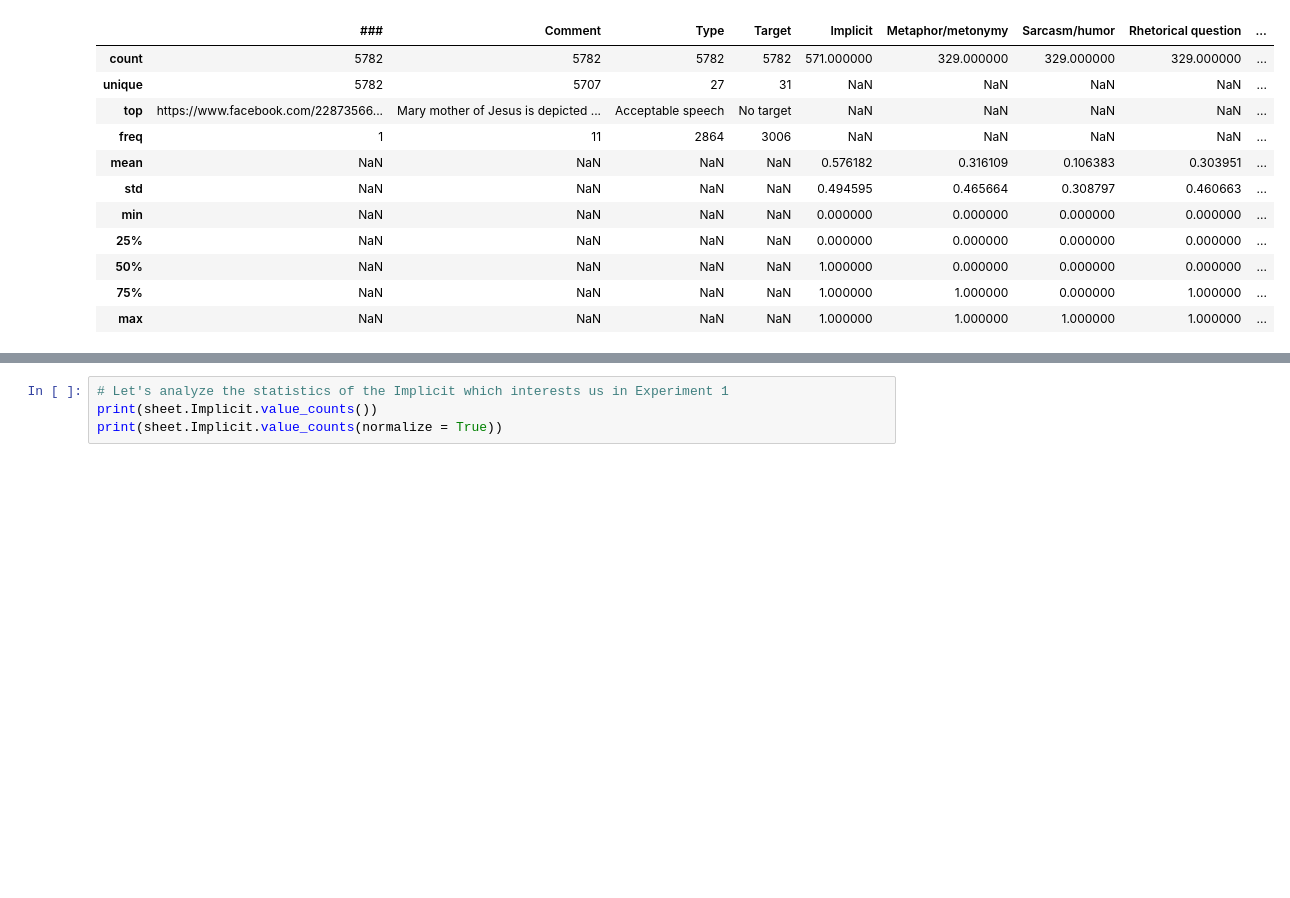
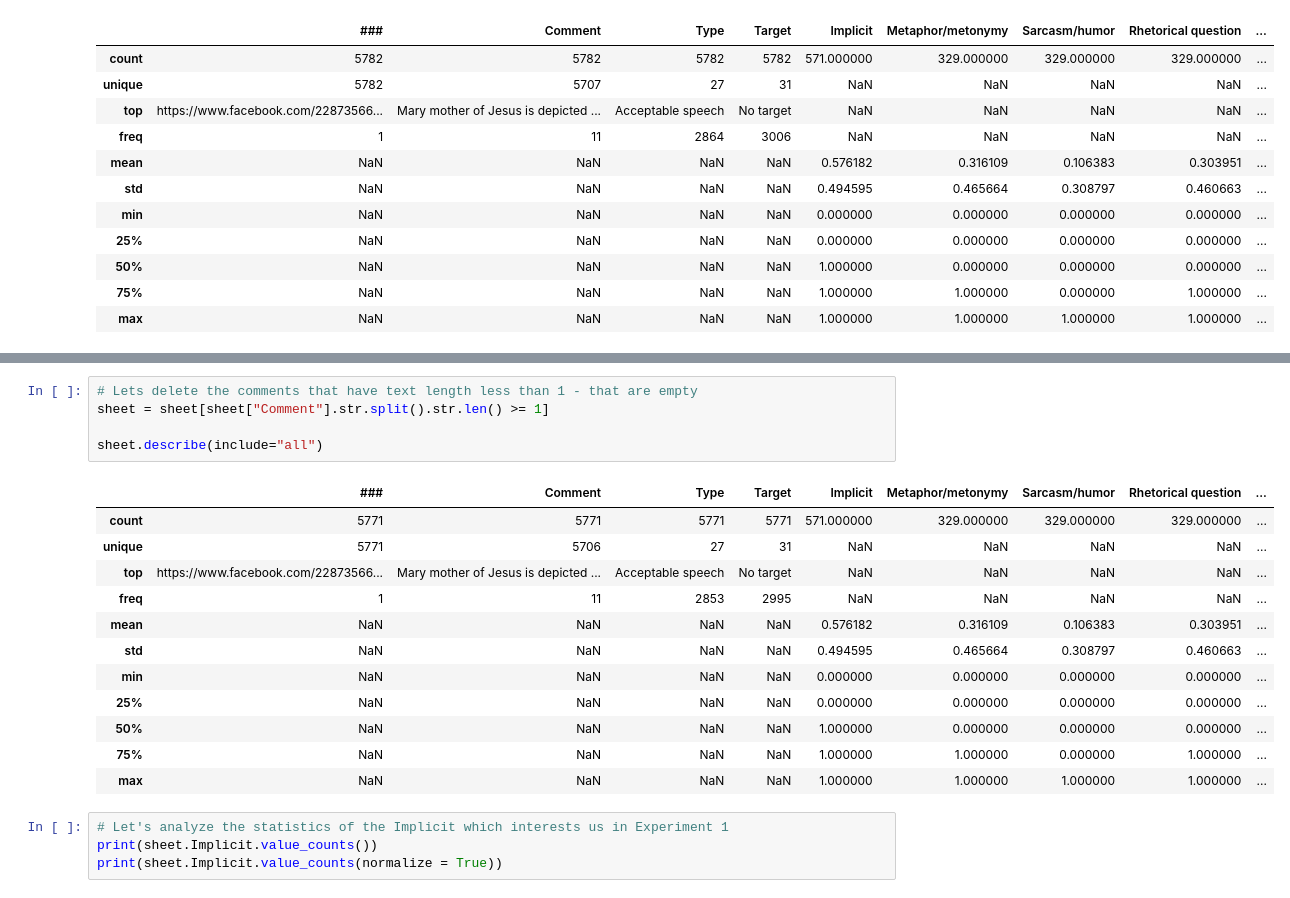
Before and after one commit to TajaKuzman/Hate-Speech-Classification, a Jupyter notebook: 1-Data-Preparation.ipynb, the cells around one changed output, grey strips where cells are left out. Drawn from its saved outputs; the diff is of its cells as text; blank space fills up the shorter version.

```diff
--- a/1-Data-Preparation.ipynb
+++ b/1-Data-Preparation.ipynb
@@ -98,3 +116,21 @@ sheet.describe(include="all")
+# %%
+# Lets delete the comments that have text length less than 1 - that are empty
+sheet = sheet[sheet["Comment"].str.split().str.len() >= 1]
+
+sheet.describe(include="all")
+# %% [output]
+|  | ### | Comment | Type | Target | Implicit | Metaphor/metonymy | Sarcasm/humor | Rhetorical question | ... |
+| count | 5771 | 5771 | 5771 | 5771 | 571.000000 | 329.000000 | 329.000000 | 329.000000 | ... |
+| unique | 5771 | 5706 | 27 | 31 | NaN | NaN | NaN | NaN | ... |
+| top | https://www.facebook.com/22873566... | Mary mother of Jesus is depicted ... | Acceptable speech | No target | NaN | NaN | NaN | NaN | ... |
+| freq | 1 | 11 | 2853 | 2995 | NaN | NaN | NaN | NaN | ... |
+| mean | NaN | NaN | NaN | NaN | 0.576182 | 0.316109 | 0.106383 | 0.303951 | ... |
+| std | NaN | NaN | NaN | NaN | 0.494595 | 0.465664 | 0.308797 | 0.460663 | ... |
+| min | NaN | NaN | NaN | NaN | 0.000000 | 0.000000 | 0.000000 | 0.000000 | ... |
+| 25% | NaN | NaN | NaN | NaN | 0.000000 | 0.000000 | 0.000000 | 0.000000 | ... |
+| 50% | NaN | NaN | NaN | NaN | 1.000000 | 0.000000 | 0.000000 | 0.000000 | ... |
+| 75% | NaN | NaN | NaN | NaN | 1.000000 | 1.000000 | 0.000000 | 1.000000 | ... |
+| max | NaN | NaN | NaN | NaN | 1.000000 | 1.000000 | 1.000000 | 1.000000 | ... |
 # %%
 # Let's analyze the statistics of the Implicit which interests us in Experiment 1
 print(sheet.Implicit.value_counts())
```
Also changed, not shown: parts of 9 cells of this notebook, 4 other files.
